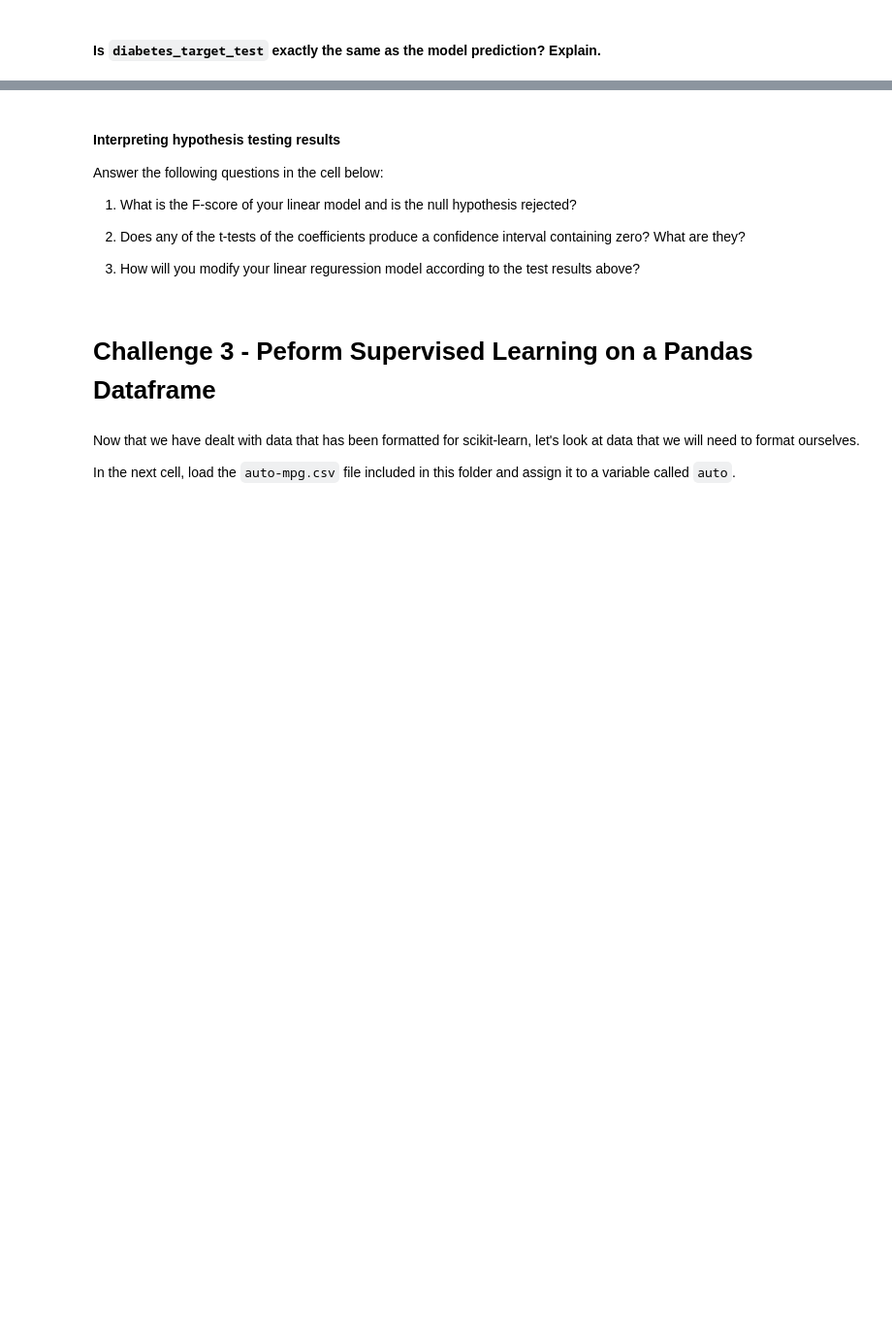
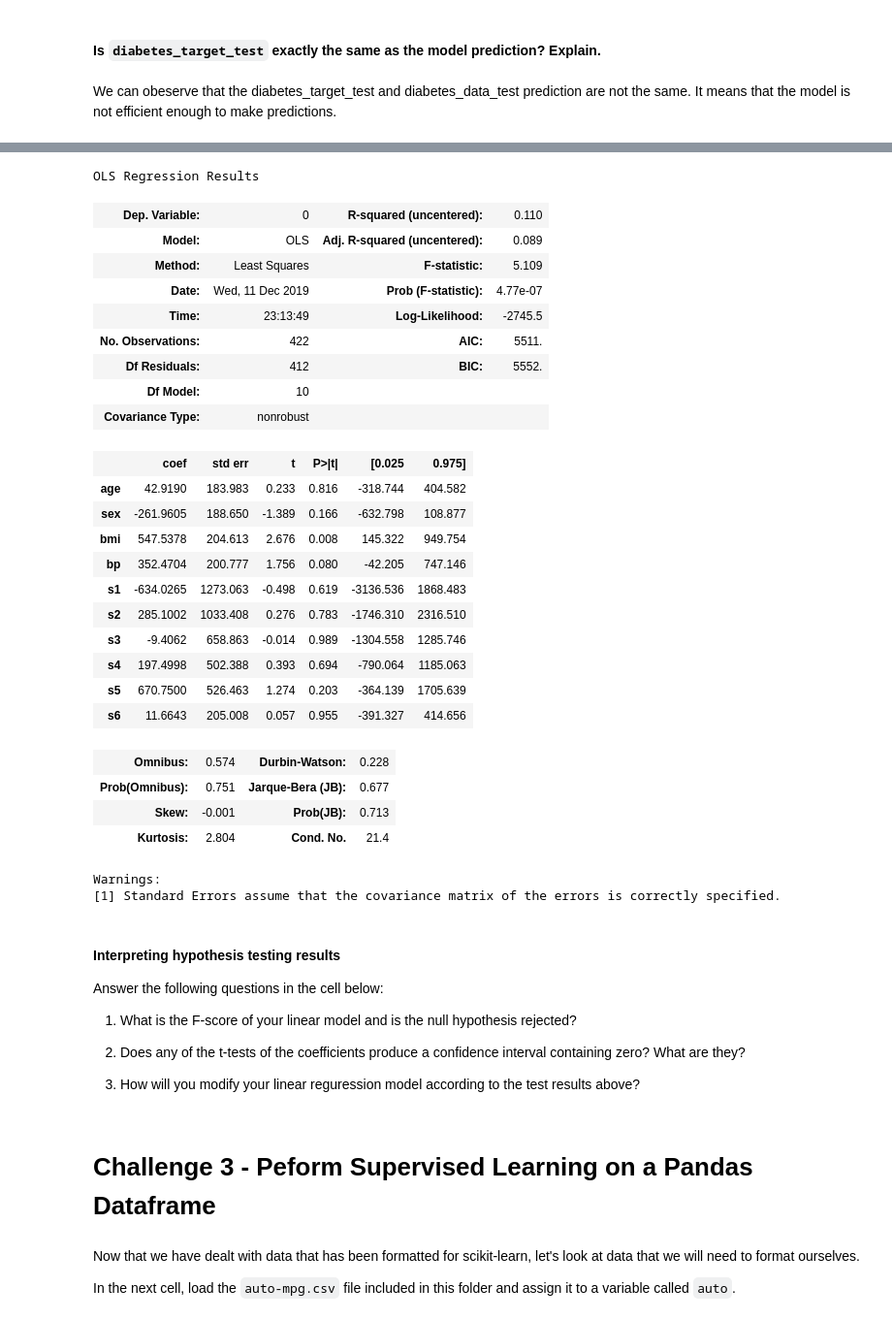
Before and after one commit to ta-data-bcn/lab-supervised-learning-sklearn, a Jupyter notebook: your-code/main.ipynb, the cells around one changed output, grey strips where cells are left out. Shown: that part at 97% size. Cells and saved outputs as stored; diff of their text form; code cells hidden in the pictures; blank space fills up the shorter version.

```diff
--- a/your-code/main.ipynb
+++ b/your-code/main.ipynb
@@ -78,4 +139,11 @@ Define `diabetes_data_train`, `diabetes_target_train`, `diabetes_data_test`, and
+# %%
+# your code here
+diabetes_data_train = diabetes_data.head(-20)
+diabetes_target_train = diabetes_target.head(-20)
+diabetes_data_test = diabetes_data.tail(20)
+diabetes_target_test = diabetes_target.tail(20)
 # %% [markdown]
 Fit the training data and target to `diabetes_model`. Print the *intercept* and *coefficients* of the model.
 # %%
 # your code here
+diabetes_model.fit(diabetes_data_train,diabetes_target_train)
@@ -103,3 +204,5 @@ This is the linear regression model fitted to your training dataset.
+# %% [markdown]
+ We can obeserve that the diabetes_target_test and diabetes_data_test prediction are not the same. It means that the model is not efficient enough to make predictions.
 # %% [markdown]
 # Bonus Challenge 1 - Hypothesis Testing with `statsmodels`
 
@@ -130,3 +234,37 @@ Your output should look like:
+# %%
+new_model = OLS(diabetes_target_train, diabetes_data_train)
+# %%
+results = new_model.fit()
+# %%
+results.summary()
+# %% [output]
+OLS Regression Results
+| Dep. Variable: | 0 | R-squared (uncentered): | 0.110 |
+| Model: | OLS | Adj. R-squared (uncentered): | 0.089 |
+| Method: | Least Squares | F-statistic: | 5.109 |
+| Date: | Wed, 11 Dec 2019 | Prob (F-statistic): | 4.77e-07 |
+| Time: | 23:13:49 | Log-Likelihood: | -2745.5 |
+| No. Observations: | 422 | AIC: | 5511. |
+| Df Residuals: | 412 | BIC: | 5552. |
+| Df Model: | 10 |  |  |
+| Covariance Type: | nonrobust |  |  |
+|  | coef | std err | t | P>|t| | [0.025 | 0.975] |
+| age | 42.9190 | 183.983 | 0.233 | 0.816 | -318.744 | 404.582 |
+| sex | -261.9605 | 188.650 | -1.389 | 0.166 | -632.798 | 108.877 |
+| bmi | 547.5378 | 204.613 | 2.676 | 0.008 | 145.322 | 949.754 |
+| bp | 352.4704 | 200.777 | 1.756 | 0.080 | -42.205 | 747.146 |
+| s1 | -634.0265 | 1273.063 | -0.498 | 0.619 | -3136.536 | 1868.483 |
+| s2 | 285.1002 | 1033.408 | 0.276 | 0.783 | -1746.310 | 2316.510 |
+| s3 | -9.4062 | 658.863 | -0.014 | 0.989 | -1304.558 | 1285.746 |
+| s4 | 197.4998 | 502.388 | 0.393 | 0.694 | -790.064 | 1185.063 |
+| s5 | 670.7500 | 526.463 | 1.274 | 0.203 | -364.139 | 1705.639 |
+| s6 | 11.6643 | 205.008 | 0.057 | 0.955 | -391.327 | 414.656 |
+| Omnibus: | 0.574 | Durbin-Watson: | 0.228 |
+| Prob(Omnibus): | 0.751 | Jarque-Bera (JB): | 0.677 |
+| Skew: | -0.001 | Prob(JB): | 0.713 |
+| Kurtosis: | 2.804 | Cond. No. | 21.4 |
+Warnings:
+[1] Standard Errors assume that the covariance matrix of the errors is correctly specified.
 # %% [markdown]
 #### Interpreting hypothesis testing results
 
```
Also changed, not shown: parts of 53 cells of this notebook.
